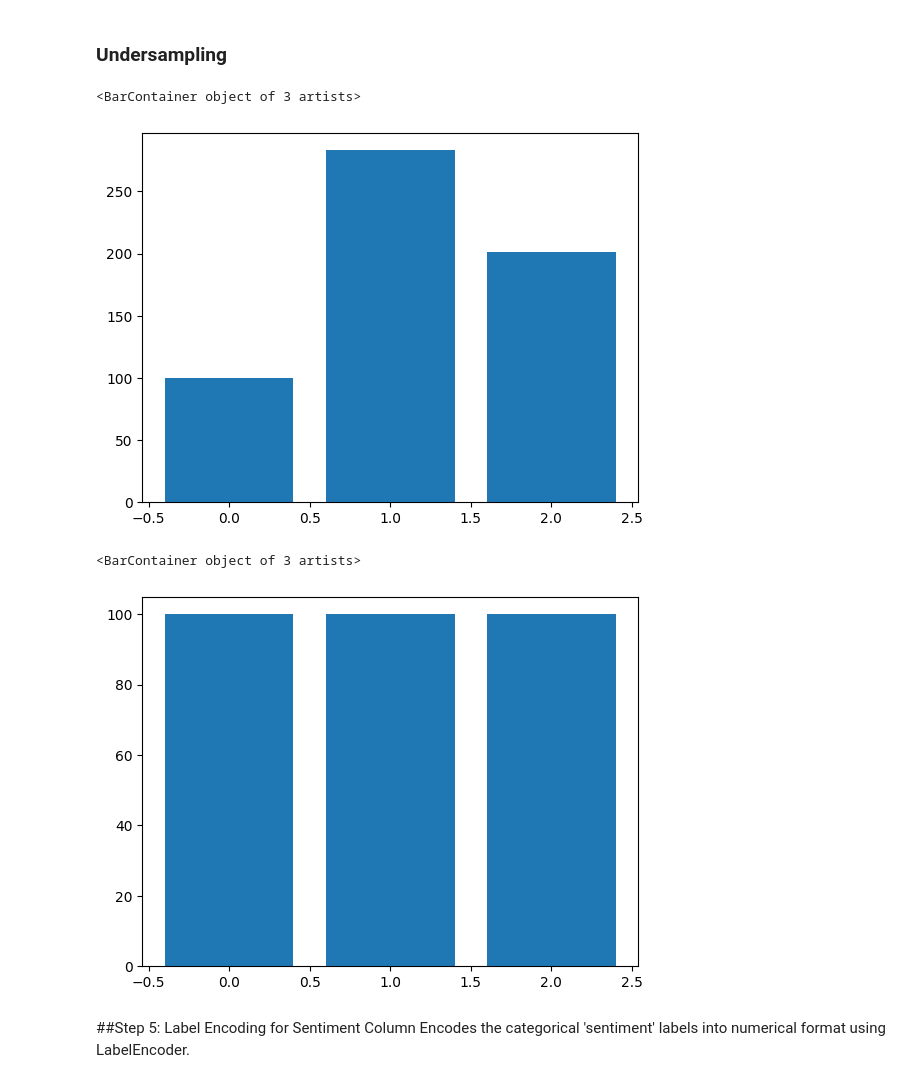
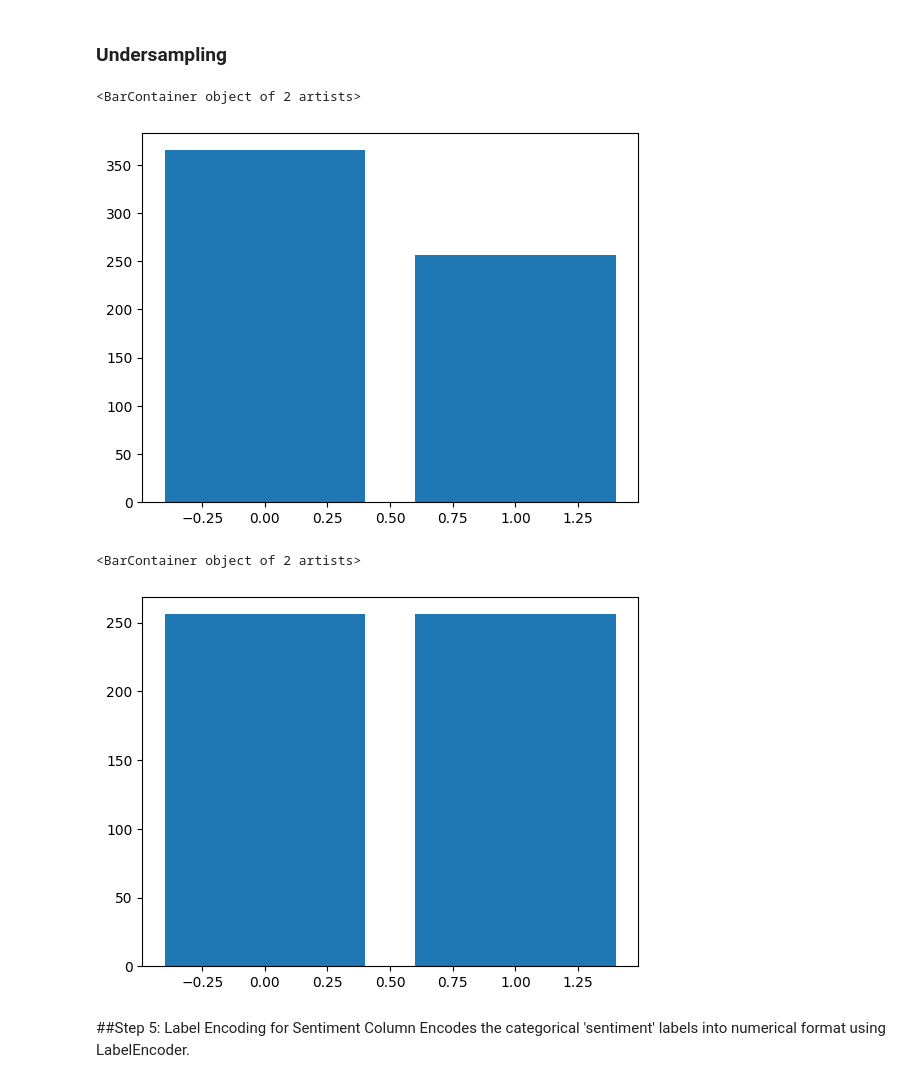
Before and after one commit to juanjo-bltrn/ma3001b-fact-checking, a Jupyter notebook: kerasTransformer/kerasTransformerDemo.ipynb, the cells around one changed output. Cells and saved outputs as stored; diff of their text form; code cells hidden in the pictures.

```diff
--- a/kerasTransformer/kerasTransformerDemo.ipynb
+++ b/kerasTransformer/kerasTransformerDemo.ipynb
@@ -43,0 +36,4 @@ df = data.copy()
+# %%
+file = path + '\HIGH_CONFIDENCE_train_dataset.json'
+data = pd.read_json(file)
+data.head()
@@ -43,0 +47,18 @@ df = data.copy()
+# %%
+# Encode label
+def encode_label(row):
+    if row['label'] == 'SUPPORTED':
+        return 1
+    elif row['label'] == 'NEI':
+        return 0
+    elif row['label'] == 'REFUTED':
+        return 0
+
+# Acá se prepara el texto concatenando claim y contexts con separadores
+def concat_claim_evidence(row):
+    return '[CLS] Claim: ' + row['claim'] + " [SEP] Context: " + " ".join(row['contexts'])
+
+data['label'] = data.apply(encode_label, axis = 1)
+data['fact'] = data.apply(concat_claim_evidence, axis = 1)
+df = data.copy()
+df.head()
@@ -49,8 +77,8 @@ df = data.copy()
 * Converts text to lowercase.
 * Removes stopwords using NLTK.
 # %%
-df['cleaned_sentence'] = df['Sentence'].apply(lambda x: re.sub(r'[^a-zA-Z\s]', '', x))
-df['cleaned_sentence'] = df['cleaned_sentence'].apply(lambda x: x.lower())
-nltk.download('stopwords')
-stop_words = set(stopwords.words('english'))
-df['cleaned_sentence'] = df['cleaned_sentence'].apply(lambda x: ' '.join(word for word in x.split() if word not in stop_words))
+# df['fact'] = df['fact'].apply(lambda x: re.sub(r'[^a-zA-Z\s]', '', x))
+# df['fact'] = df['fact'].apply(lambda x: x.lower())
+# nltk.download('stopwords')
+# stop_words = set(stopwords.words('english'))
+# df['fact'] = df['fact'].apply(lambda x: ' '.join(word for word in x.split() if word not in stop_words))
@@ -62,16 +86,16 @@ df['cleaned_sentence'] = df['cleaned_sentence'].apply(lambda x: ' '.join(word fo
 ## Step 4: Data Splitting
 Splits the dataset into training and testing sets using the train_test_split function from scikit-learn.
 # %%
-X_train, X_test, y_train, y_test = train_test_split(df['cleaned_sentence'], df['sentiment'], test_size=0.9, random_state=42)
+X_train, X_test, y_train, y_test = train_test_split(df['fact'], df['label'], test_size=0.8, random_state=42)
 # %% [markdown]
 ### Undersampling
 # %%
 import matplotlib.pyplot as plt
 balance = y_train.value_counts().to_frame().reset_index()
-plt.bar(balance['sentiment'], height=balance['count'])
+plt.bar(balance['label'], height=balance['count'])
 # %% [output]
-<BarContainer object of 3 artists>
+<BarContainer object of 2 artists>
-[figure, old version]
+[figure, new version]
 # %%
 from imblearn.under_sampling import RandomUnderSampler
 rus = RandomUnderSampler(random_state=42, replacement=False, sampling_strategy='not minority')
@@ -79,9 +103,9 @@ X_train, y_train = rus.fit_resample(X_train.to_frame(), y_train.to_frame())
 # %%
 import matplotlib.pyplot as plt
 balance = y_train.value_counts().to_frame().reset_index()
-plt.bar(balance['sentiment'], height=balance['count'])
+plt.bar(balance['label'], height=balance['count'])
 # %% [output]
-<BarContainer object of 3 artists>
+<BarContainer object of 2 artists>
-[figure, old version]
+[figure, new version]
 # %%
 # Turn train data into pd.Series again...
```
Also changed, not shown: parts of 16 cells of this notebook, 6 other files.
